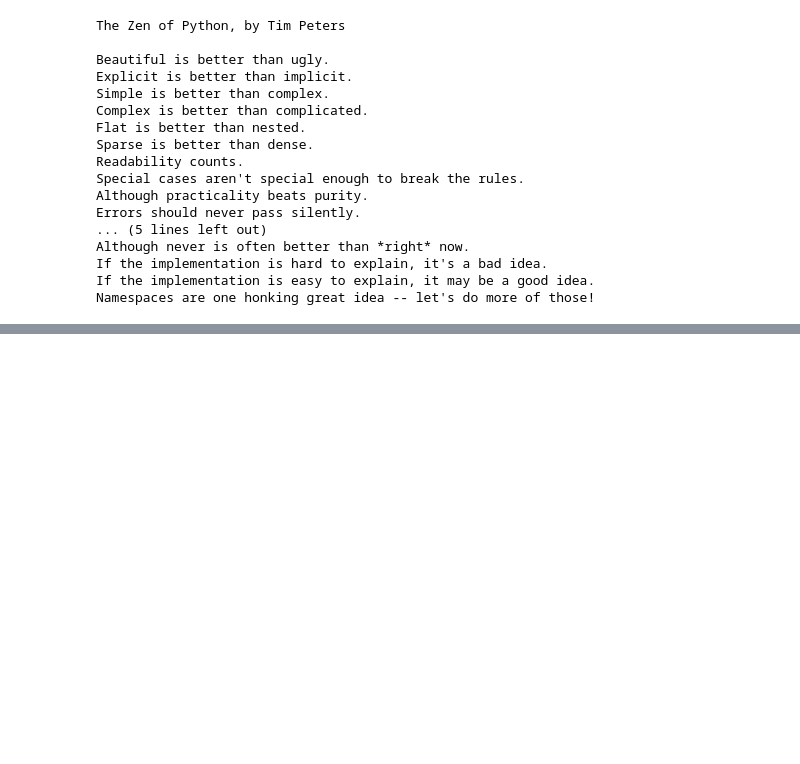
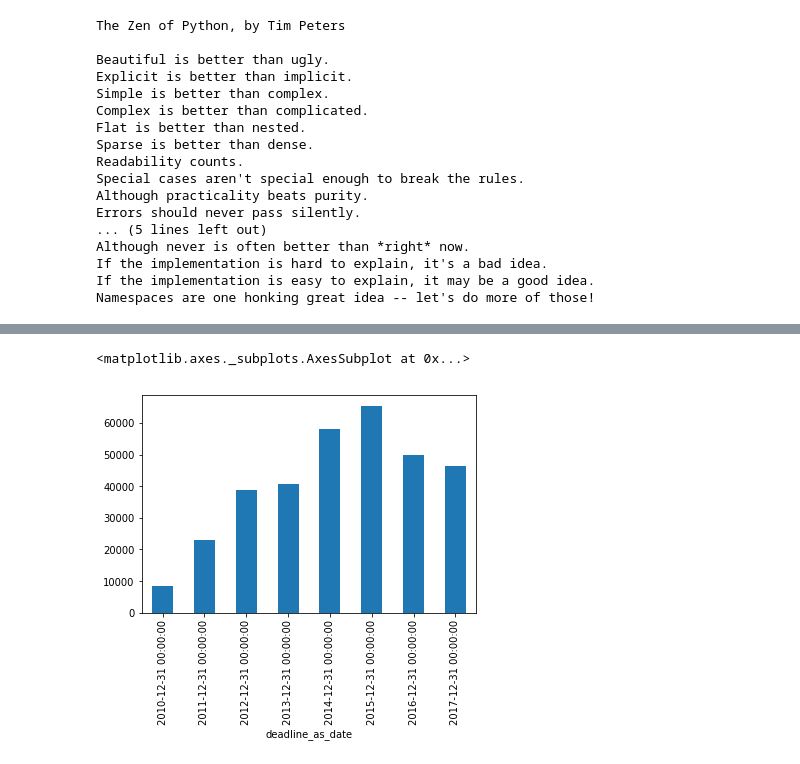
Before and after one commit to solutionfinders/PythonforAI, a Jupyter notebook: PythonforAI.ipynb, the cells around one changed output, grey strips where cells are left out. Drawn from its saved outputs; the diff is of its cells as text; code cells hidden in the pictures; blank space fills up the shorter version.

```diff
--- a/PythonforAI.ipynb
+++ b/PythonforAI.ipynb
@@ -46,0 +313,7 @@ kickstarter.head()
+# %%
+kickstarter_ended = kickstarter_ended["2010-01-01":"2017-12-31"]
+# %%
+kickstarter_ended.resample('Y').size().plot.bar()
+# %% [output]
+<matplotlib.axes._subplots.AxesSubplot at 0x...>
+[figure, added]
```
Also changed, not shown: parts of 45 cells of this notebook.
